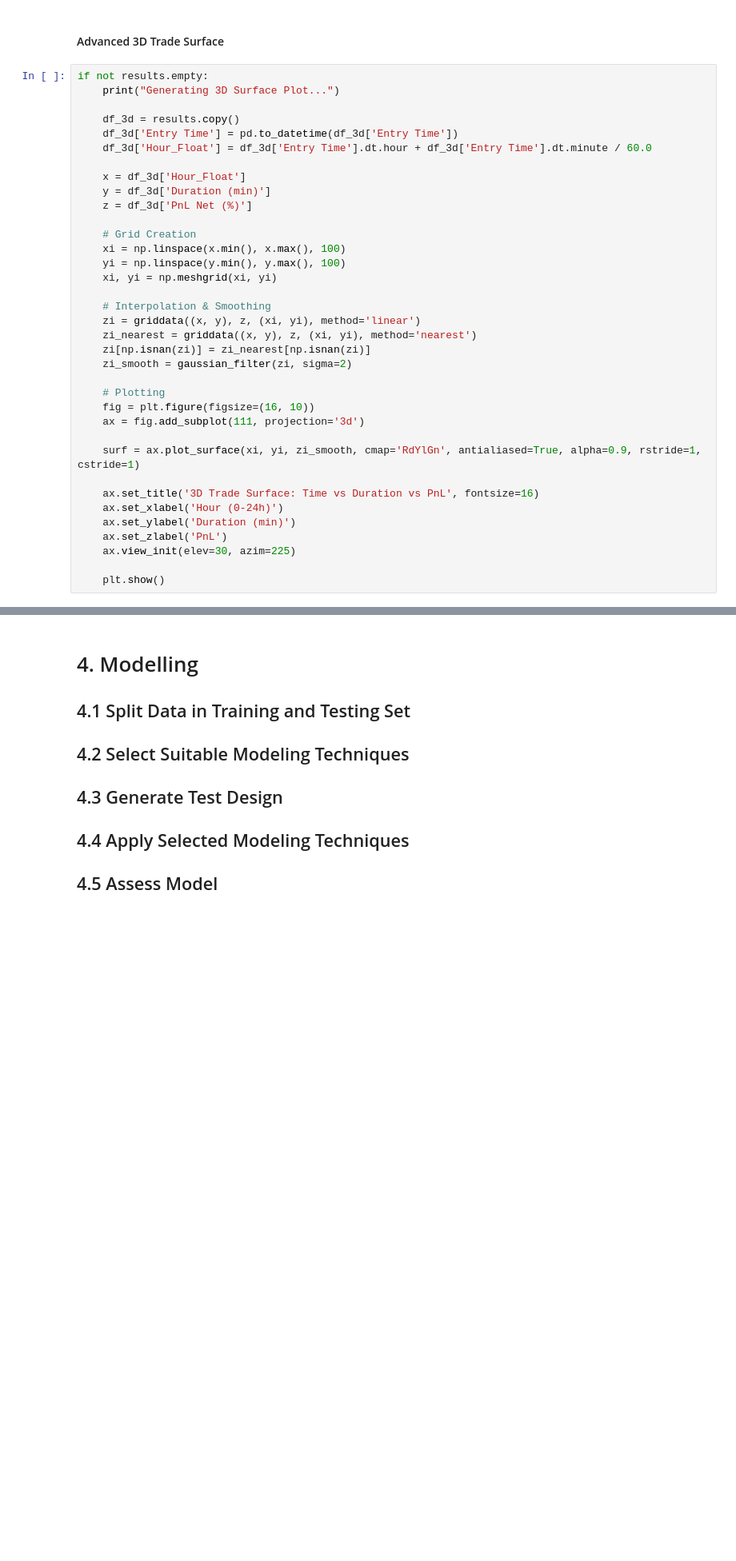
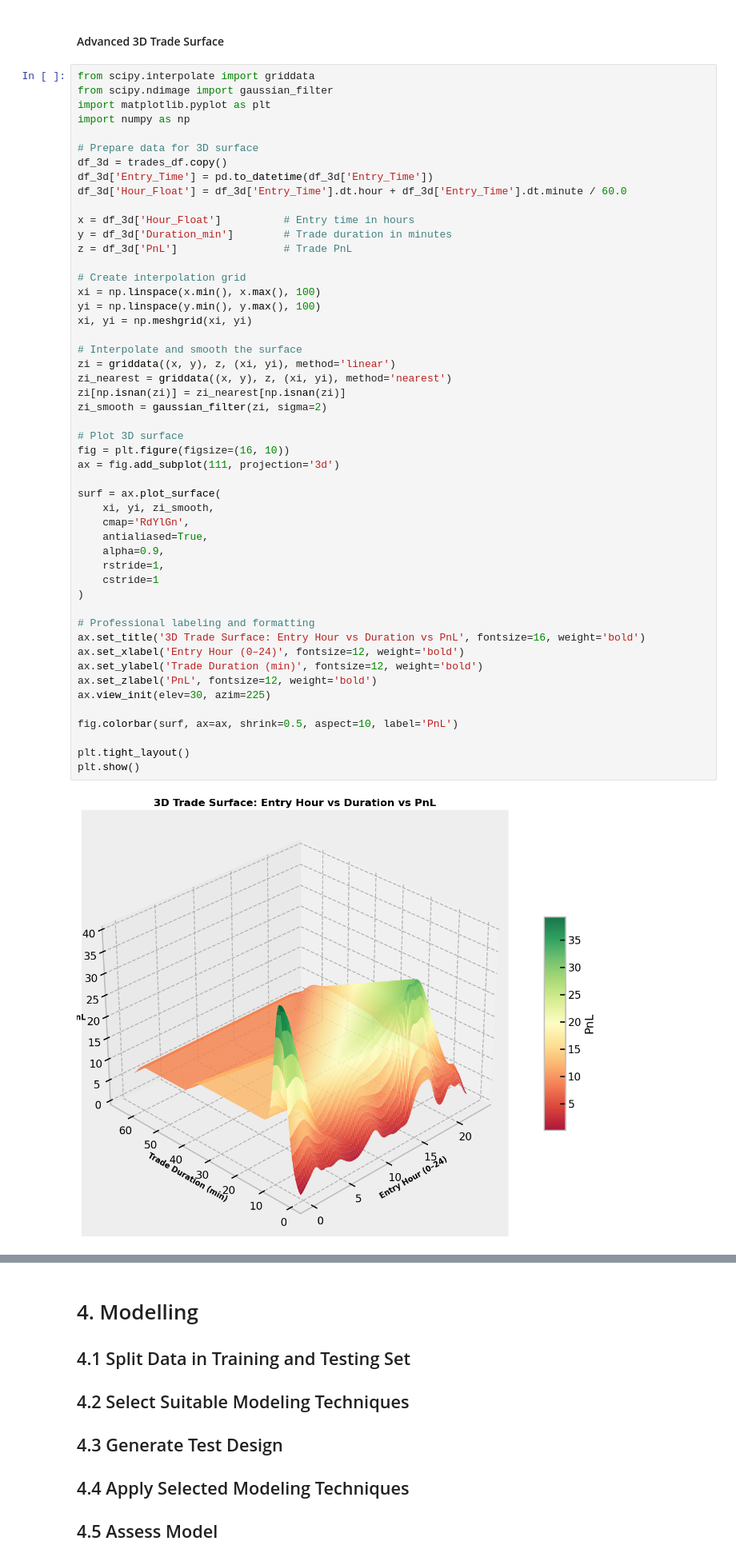
Before and after one commit to AlexSamuseva/Cross-Market-Correlation-Strategy-BTC-NASDAQ-Futures, a Jupyter notebook: Working File - Cross-Market Correlation Strategy - BTC & NASDAQ Futures.ipynb, the cells around one changed output, grey strips where cells are left out. Shown at 80% size. Saved outputs shown, nothing was run; the diff lists cells and outputs as text; blank space fills up the shorter version.

```diff
--- a/WorkingFile-1.ipynb
+++ b/Working File - Cross-Market Correlation Strategy - BTC & NASDAQ Futures.ipynb
@@ -1177,38 +1278,54 @@ if not trades_df.empty:
 # %% [markdown]
 #### Advanced 3D Trade Surface
 # %%
-if not results.empty:
-    print("Generating 3D Surface Plot...")
+from scipy.interpolate import griddata
+from scipy.ndimage import gaussian_filter
+import matplotlib.pyplot as plt
+import numpy as np
 
-    df_3d = results.copy()
-    df_3d['Entry Time'] = pd.to_datetime(df_3d['Entry Time'])
-    df_3d['Hour_Float'] = df_3d['Entry Time'].dt.hour + df_3d['Entry Time'].dt.minute / 60.0
+# Prepare data for 3D surface
+df_3d = trades_df.copy()
+df_3d['Entry_Time'] = pd.to_datetime(df_3d['Entry_Time'])
+df_3d['Hour_Float'] = df_3d['Entry_Time'].dt.hour + df_3d['Entry_Time'].dt.minute / 60.0
 
-    x = df_3d['Hour_Float']
-    y = df_3d['Duration (min)']
-    z = df_3d['PnL Net (%)']
+x = df_3d['Hour_Float']          # Entry time in hours
+y = df_3d['Duration_min']        # Trade duration in minutes
+z = df_3d['PnL']                 # Trade PnL
 
-    # Grid Creation
-    xi = np.linspace(x.min(), x.max(), 100)
-    yi = np.linspace(y.min(), y.max(), 100)
-    xi, yi = np.meshgrid(xi, yi)
+# Create interpolation grid
+xi = np.linspace(x.min(), x.max(), 100)
+yi = np.linspace(y.min(), y.max(), 100)
+xi, yi = np.meshgrid(xi, yi)
 
-    # Interpolation & Smoothing
-    zi = griddata((x, y), z, (xi, yi), method='linear')
-    zi_nearest = griddata((x, y), z, (xi, yi), method='nearest')
-    zi[np.isnan(zi)] = zi_nearest[np.isnan(zi)]
-    zi_smooth = gaussian_filter(zi, sigma=2)
+# Interpolate and smooth the surface
+zi = griddata((x, y), z, (xi, yi), method='linear')
+zi_nearest = griddata((x, y), z, (xi, yi), method='nearest')
+zi[np.isnan(zi)] = zi_nearest[np.isnan(zi)]
+zi_smooth = gaussian_filter(zi, sigma=2)
 
-    # Plotting
-    fig = plt.figure(figsize=(16, 10))
-    ax = fig.add_subplot(111, projection='3d')
+# Plot 3D surface
+fig = plt.figure(figsize=(16, 10))
+ax = fig.add_subplot(111, projection='3d')
 
-    surf = ax.plot_surface(xi, yi, zi_smooth, cmap='RdYlGn', antialiased=True, alpha=0.9, rstride=1, cstride=1)
+surf = ax.plot_surface(
+    xi, yi, zi_smooth,
+    cmap='RdYlGn',
+    antialiased=True,
+    alpha=0.9,
+    rstride=1,
+    cstride=1
+)
 
-    ax.set_title('3D Trade Surface: Time vs Duration vs PnL', fontsize=16)
-    ax.set_xlabel('Hour (0-24h)')
-    ax.set_ylabel('Duration (min)')
-    ax.set_zlabel('PnL')
-    ax.view_init(elev=30, azim=225)
+# Professional labeling and formatting
+ax.set_title('3D Trade Surface: Entry Hour vs Duration vs PnL', fontsize=16, weight='bold')
+ax.set_xlabel('Entry Hour (0–24)', fontsize=12, weight='bold')
+ax.set_ylabel('Trade Duration (min)', fontsize=12, weight='bold')
+ax.set_zlabel('PnL', fontsize=12, weight='bold')
+ax.view_init(elev=30, azim=225)
 
-    plt.show()
+fig.colorbar(surf, ax=ax, shrink=0.5, aspect=10, label='PnL')
+
+plt.tight_layout()
+plt.show()
+# %% [output]
+[figure, added]
```
Also changed, not shown: parts of 16 cells of this notebook.
